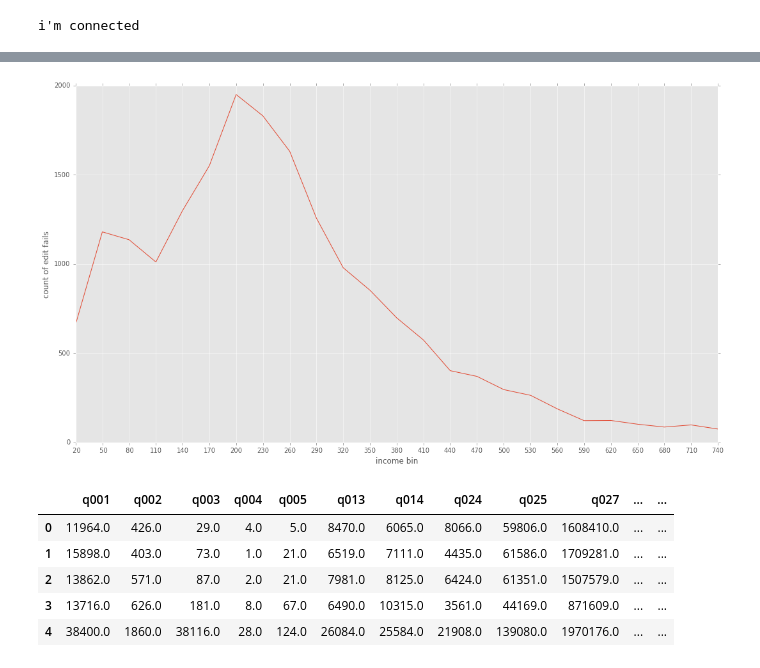
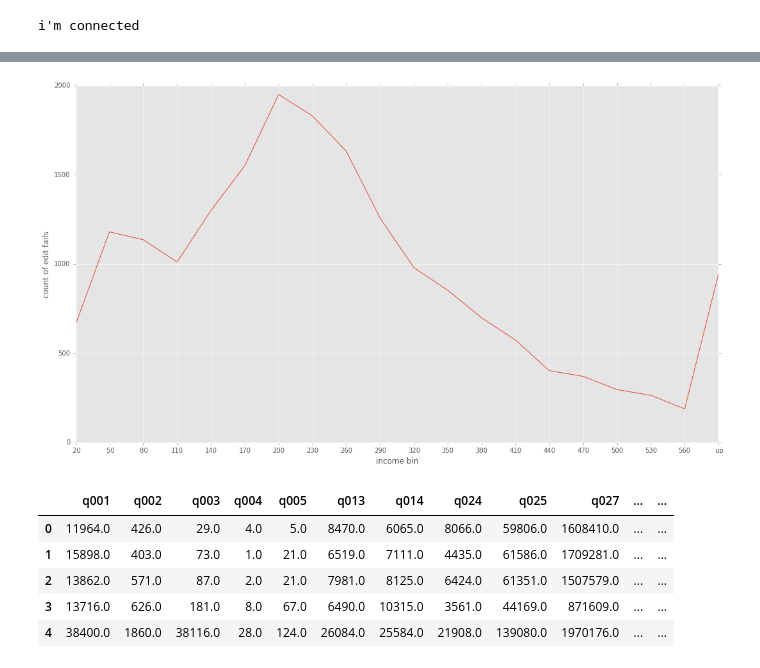
Before and after one commit to Kibrael/Edits, a Jupyter notebook: viz_work/compare quality edit methods.ipynb, the cells around one changed output, grey strips where cells are left out. Cells and saved outputs as stored; diff of their text form; code cells hidden in the pictures.

Commit message:
adding working graph

```diff
--- a/viz_work/compare quality edit methods.ipynb
+++ b/viz_work/compare quality edit methods.ipynb
@@ -100,19 +79,19 @@ tail_df = dist_edits_df[dist_edits_df['0'] ]
 # %%
 dist_edits_df = dist_edits_df[dist_edits_df.index < 25]
 fails = plt.figure(figsize=(18,10))
-xticks = [x[-3:] for x in dist_edits_df['0']] #get top number of each bin range
+xticks = [x[-3:] for x in dist_edits_df['bin']] #get top number of each bin range
 
 ax = plt.subplot() #instantiate axis object to enable extra functions
-x = range(len(dist_edits_df['0'])) #set x axis range
+x = range(len(dist_edits_df['bin'])) #set x axis range
 plt.xticks(x,xticks) #set xtick names
 
-y = dist_edits_df['1'] #set y axis values
+y = dist_edits_df['count'] #set y axis values
 plt.plot(x,y, label='edit fails')
 plt.ylabel('count of edit fails')
 plt.xlabel('income bin')
 plt.show(fails)
 # %% [output]
-[figure, old version]
+[figure, new version]
 # %%
 frb_df.head()
 # %% [output]
```
Also changed, not shown: parts of 4 cells of this notebook.
